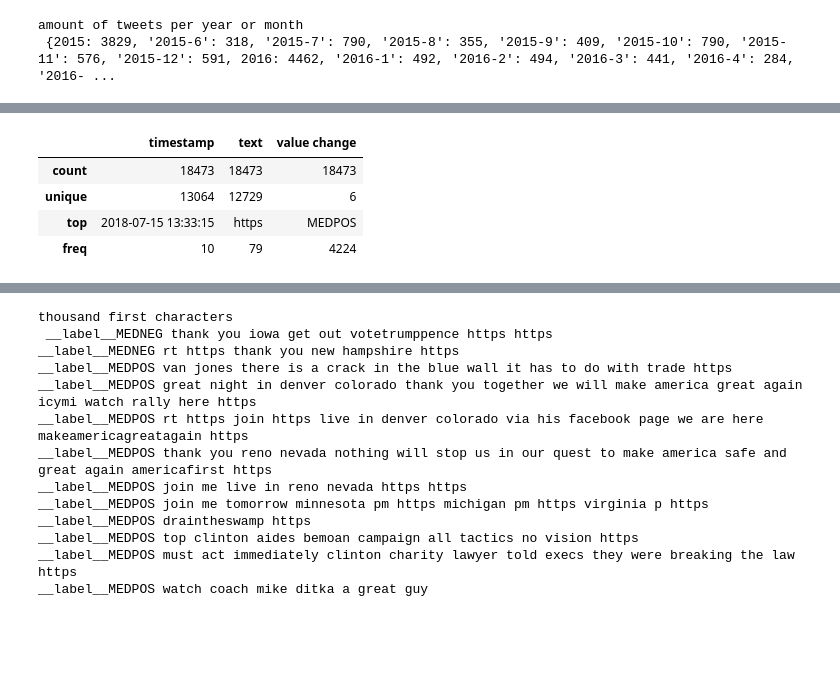
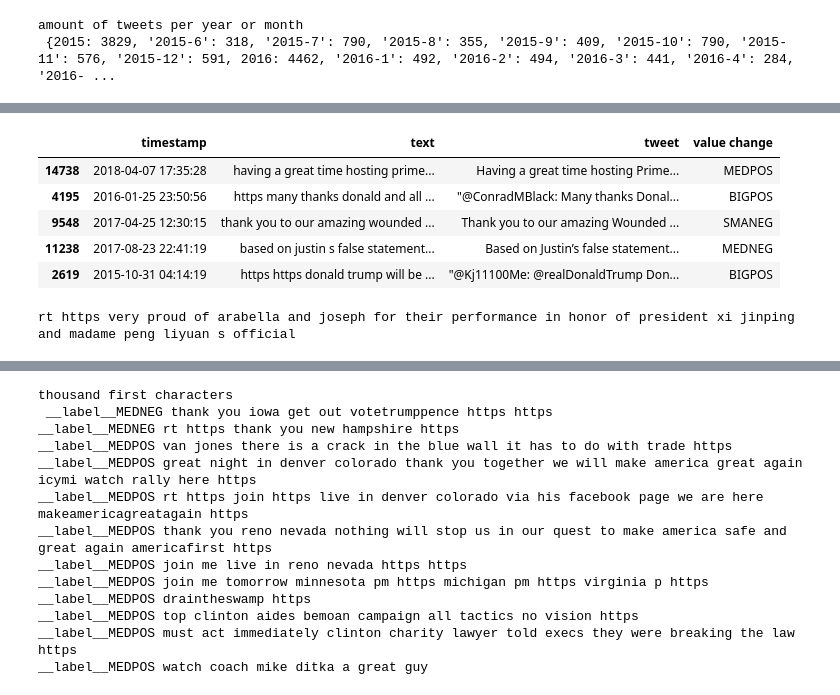
Before and after one commit to vvenla/trumponator, a Jupyter notebook: source/combine_tweets_and_stocks.ipynb, the cells around one changed output, grey strips where cells are left out. Drawn from its saved outputs; the diff is of its cells as text; code cells hidden in the pictures; blank space fills up the shorter version.

```diff
--- a/source/combine_tweets_and_stocks.ipynb
+++ b/source/combine_tweets_and_stocks.ipynb
@@ -217,8 +219,18 @@ classified.head()
-# %%
-classified.describe()
-# %% [output]
-|  | timestamp | text | value change |
-| count | 18473 | 18473 | 18473 |
-| unique | 13064 | 12729 | 6 |
-| top | 2018-07-15 13:33:15 | https | MEDPOS |
-| freq | 10 | 79 | 4224 |
+# %%
+# Suffling and splitting the dataframe into train and valid dataframes
+from sklearn.model_selection import train_test_split
+train, valid = train_test_split(classified, test_size=0.15)
+# %%
+train.head()
+# %% [output]
+|  | timestamp | text | tweet | value change |
+| 14738 | 2018-04-07 17:35:28 | having a great time hosting prime... | Having a great time hosting Prime... | MEDPOS |
+| 4195 | 2016-01-25 23:50:56 | https many thanks donald and all ... | "@ConradMBlack: Many thanks Donal... | BIGPOS |
+| 9548 | 2017-04-25 12:30:15 | thank you to our amazing wounded ... | Thank you to our amazing Wounded ... | SMANEG |
+| 11238 | 2017-08-23 22:41:19 | based on justin s false statement... | Based on Justin’s false statement... | MEDNEG |
+| 2619 | 2015-10-31 04:14:19 | https https donald trump will be ... | "@Kj11100Me: @realDonaldTrump Don... | BIGPOS |
+# %%
+ind = valid.index[len(valid)-1]
+print(valid['text'][ind])
+# %% [output]
+rt https very proud of arabella and joseph for their performance in honor of president xi jinping and madame peng liyuan s official
```
Also changed, not shown: parts of 9 cells of this notebook, 13 other files.
